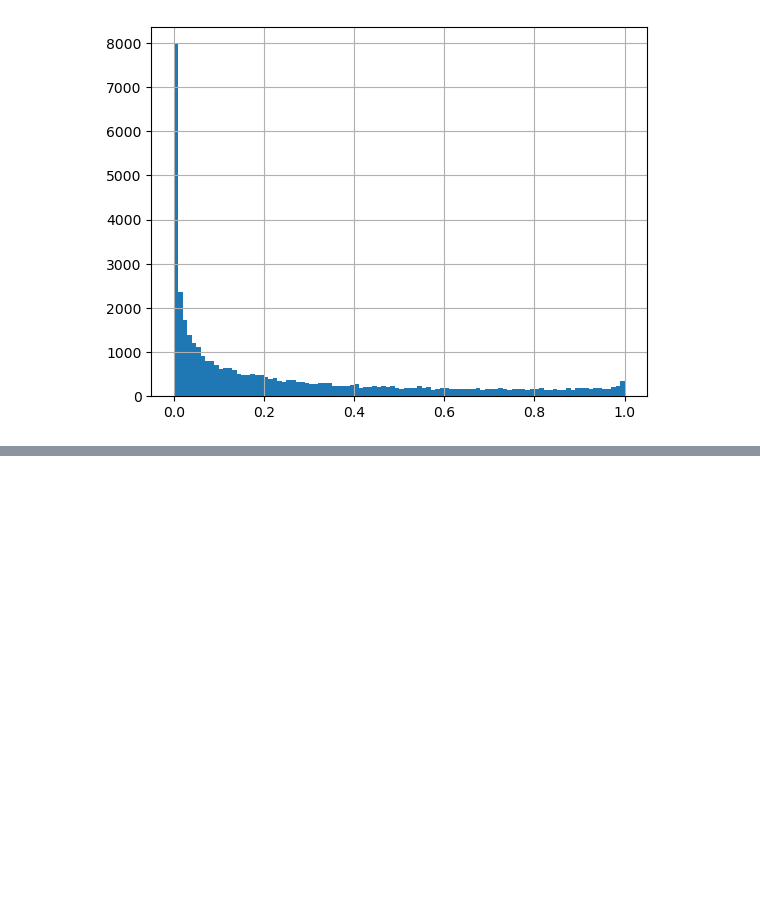
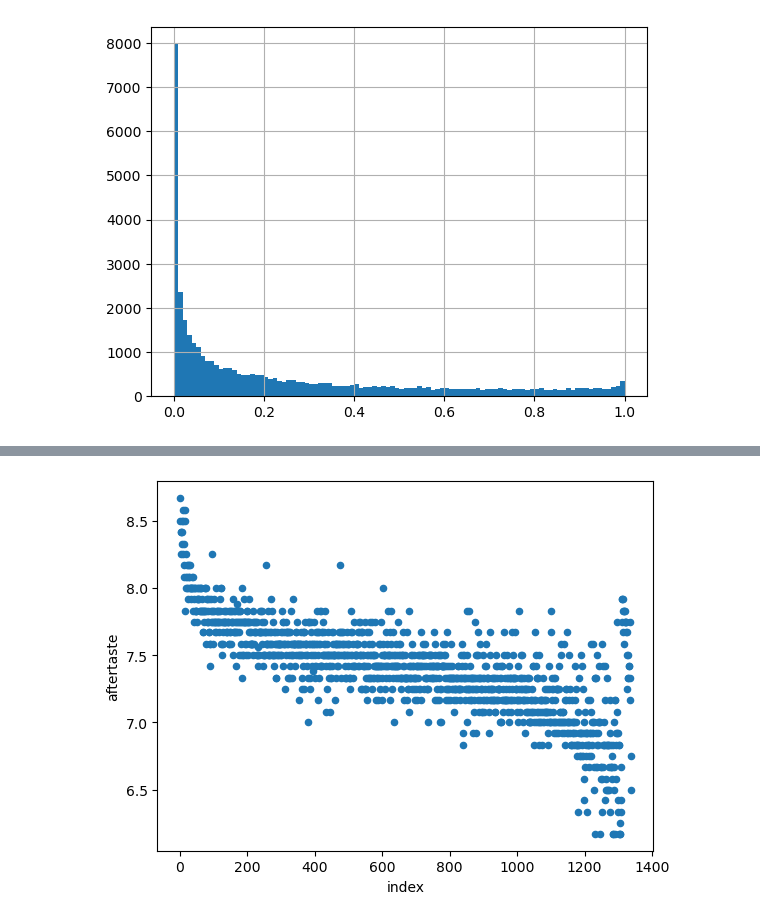
Before and after one commit to nyguerrillagirl/1000doc-python-projects, a Jupyter notebook: datacamp/sampling_in_python/course_sample_in_python.ipynb, the cells around one changed output, grey strips where cells are left out. Saved outputs shown, nothing was run; the diff lists cells and outputs as text; code cells hidden in the pictures; blank space fills up the shorter version.

```diff
--- a/datacamp/sampling_in_python/course_sample_in_python.ipynb
+++ b/datacamp/sampling_in_python/course_sample_in_python.ipynb
@@ -200,0 +327,7 @@ plt.show()
+# %%
+# plotting aftertaste shows there is a bias in the data listing
+coffee_ratings_with_id = coffee_ratings.reset_index()
+coffee_ratings_with_id.plot(x="index", y="aftertaste", kind="scatter")
+plt.show()
+# %% [output]
+[figure, added]
```
Also changed, not shown: parts of 92 cells of this notebook.
